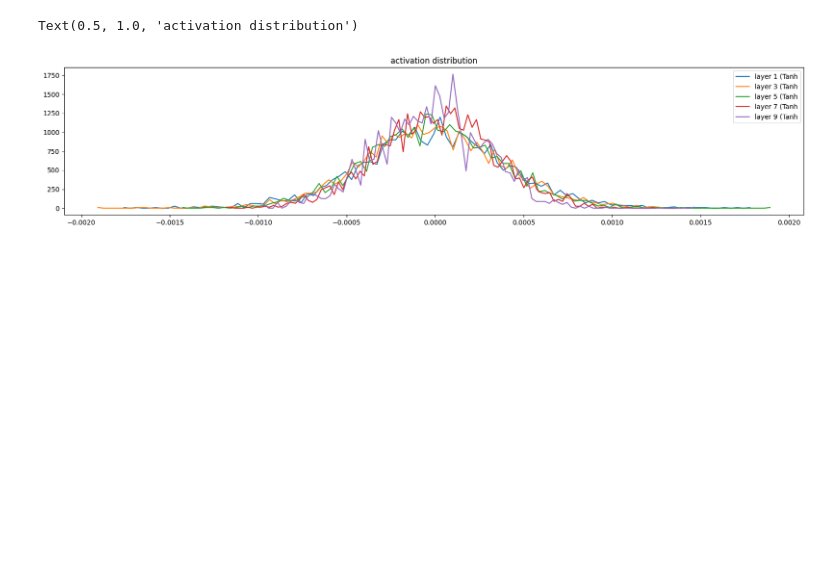
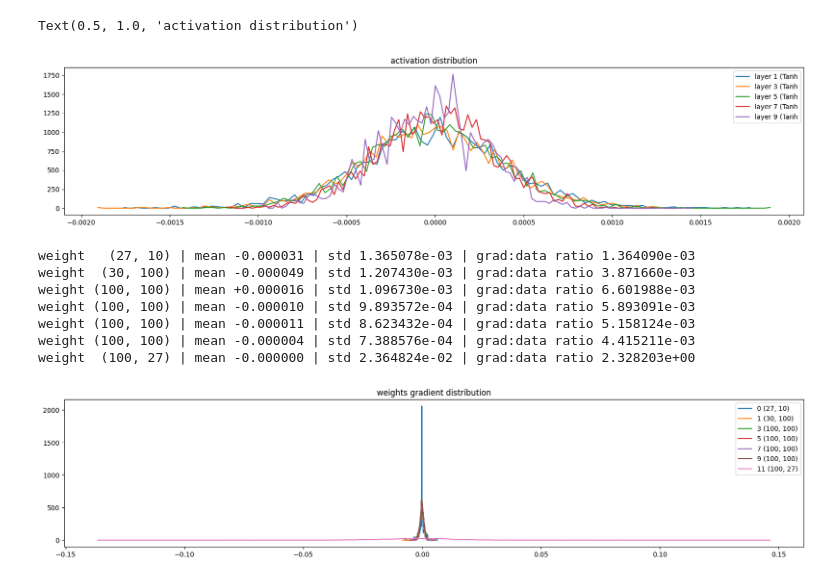
Before and after one commit to shedrachIkenna/tinyNN, a Jupyter notebook: pytorched_makemore.ipynb, the cells around one changed output. Drawn from its saved outputs; the diff is of its cells as text; code cells hidden in the pictures; blank space fills up the shorter version.

Commit message:
added plot to show weights gradients

```diff
--- a/pytorched_makemore.ipynb
+++ b/pytorched_makemore.ipynb
@@ -226,3 +226,25 @@ layer 7 (      Tanh): mean +0.000015, std 3.290473e-04
 layer 9 (      Tanh): mean -0.000014, std 3.054035e-04
 Text(0.5, 1.0, 'activation distribution')
 [figure]
+# %%
+# visualize histograms
+plt.figure(figsize=(20, 4)) # width and height of the plot
+legends = []
+for i,p in enumerate(parameters):
+  t = p.grad
+  if p.ndim == 2:
+    print('weight %10s | mean %+f | std %e | grad:data ratio %e' % (tuple(p.shape), t.mean(), t.std(), t.std() / p.std()))
+    hy, hx = torch.histogram(t, density=True)
+    plt.plot(hx[:-1].detach(), hy.detach())
+    legends.append(f'{i} {tuple(p.shape)}')
+plt.legend(legends)
+plt.title('weights gradient distribution');
+# %% [output]
+weight   (27, 10) | mean -0.000031 | std 1.365078e-03 | grad:data ratio 1.364090e-03
+weight  (30, 100) | mean -0.000049 | std 1.207430e-03 | grad:data ratio 3.871660e-03
+weight (100, 100) | mean +0.000016 | std 1.096730e-03 | grad:data ratio 6.601988e-03
+weight (100, 100) | mean -0.000010 | std 9.893572e-04 | grad:data ratio 5.893091e-03
+weight (100, 100) | mean -0.000011 | std 8.623432e-04 | grad:data ratio 5.158124e-03
+weight (100, 100) | mean -0.000004 | std 7.388576e-04 | grad:data ratio 4.415211e-03
+weight  (100, 27) | mean -0.000000 | std 2.364824e-02 | grad:data ratio 2.328203e+00
+[figure, added]
```
